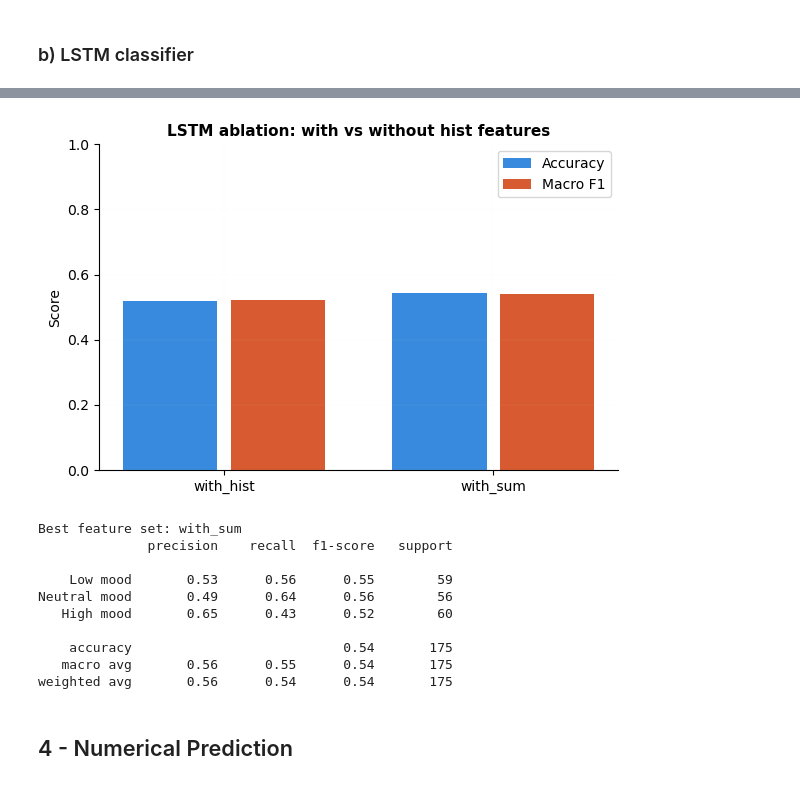
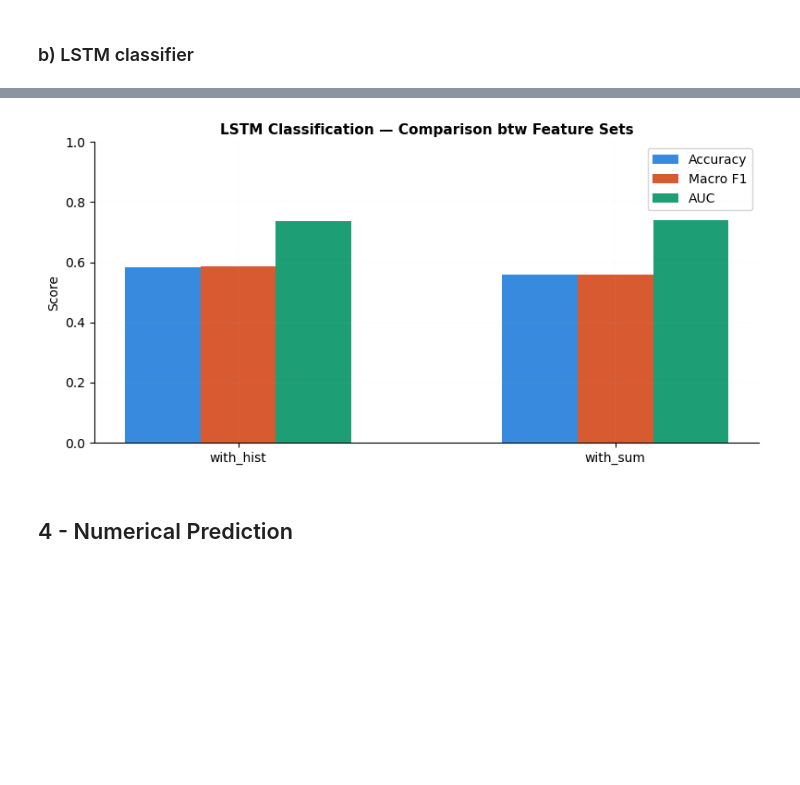
Before and after one commit to alicja-a-d/Data_Mining, a Jupyter notebook: assignment1_def.ipynb, the cells around one changed output, grey strips where cells are left out. Drawn from its saved outputs; the diff is of its cells as text; code cells hidden in the pictures; blank space fills up the shorter version.

```diff
--- a/assignment1_def.ipynb
+++ b/assignment1_def.ipynb
@@ -915,0 +913,8 @@ plt.show()
+# %%
+# reuse model example
+xgb_class  = joblib.load("models/xgboost_classifier.pkl")
+# Predict (example)
+y_pred_try = xgb_class.predict(X_test)
+y_pred_try_prob = xgb_class.predict_proba(X_test)
+print("Predicted classes:", y_pred_try[:10])
+print("Predicted probabilities:\n", y_pred_try_prob[:10])
@@ -916,10 +934,10 @@ plt.show()
 # %% [markdown]
  ### b) LSTM classifier
 # %%
-# Feature sets for ablation study
+# Feature sets: LSTM needs 2 to avoid multicollinearity
 base_cols = list(dict.fromkeys(
     [c for c in df_feature.columns
-     if any(s in c for s in ["mean","std","weekend","total_app_time"])]
+    if any(s in c for s in ["mean","std","weekend"])]
     + [d for d in days   if d in df_feature.columns]
     + [m for m in months if m in df_feature.columns]
 ))
@@ -1138,36 +1203,29 @@ plt.show()
 # %%
-# Ablation summary + per-class report for best model
-fig, ax = plt.subplots(figsize=(6, 4))
+#  comparison summary (both feature sets side by side) ──────────────
+fig, ax = plt.subplots(figsize=(8, 4))
 names_lst = list(results_cls.keys())
-accs  = [results_cls[n]["test_acc"] for n in names_lst]
-f1s   = [results_cls[n]["test_f1"]  for n in names_lst]
-x     = np.arange(len(names_lst))
-ax.bar(x - 0.2, accs, 0.35, label="Accuracy", color=BLUE)
-ax.bar(x + 0.2, f1s,  0.35, label="Macro F1", color=CORAL)
-ax.set_xticks(x); ax.set_xticklabels(names_lst)
-ax.set_ylim(0, 1); ax.set_ylabel("Score")
-ax.set_title("LSTM ablation: with vs without hist features")
-ax.legend(); plt.tight_layout()
+x         = np.arange(len(names_lst))
+metrics   = ["test_acc", "test_f1", "test_auc"]
+colors    = [BLUE, CORAL, TEAL]
+labels    = ["Accuracy", "Macro F1", "AUC"]
+width     = 0.2
+
+for i, (metric, color, label) in enumerate(zip(metrics, colors, labels)):
+    ax.bar(x + i * width,
+           [results_cls[n][metric] for n in names_lst],
+           width, label=label, color=color)
+
+ax.set_xticks(x + width)
+ax.set_xticklabels(names_lst)
+ax.set_ylim(0, 1)
+ax.set_ylabel("Score")
+ax.set_title("LSTM Classification — Comparison btw Feature Sets")
+ax.legend()
+plt.tight_layout()
 plt.savefig("figures/lstm_cls_ablation.png", dpi=150)
 plt.show()
-
-best_cls_name = max(results_cls, key=lambda k: results_cls[k]["test_acc"])
-print(f"\nBest feature set: {best_cls_name}")
-print(classification_report(results_cls[best_cls_name]["y_te"],
-                             results_cls[best_cls_name]["y_pred"],
-                             target_names=class_names))
 # %% [output]
-[figure, old version]
+[figure, new version]
-Best feature set: with_sum
-              precision    recall  f1-score   support
-
-    Low mood       0.53      0.56      0.55        59
-Neutral mood       0.49      0.64      0.56        56
-   High mood       0.65      0.43      0.52        60
-
-    accuracy                           0.54       175
-   macro avg       0.56      0.55      0.54       175
-weighted avg       0.56      0.54      0.54       175
 # %% [markdown]
 ## 4 - Numerical Prediction
 # %% [markdown]
```
Also changed, not shown: parts of 33 cells of this notebook, 46 other files.
